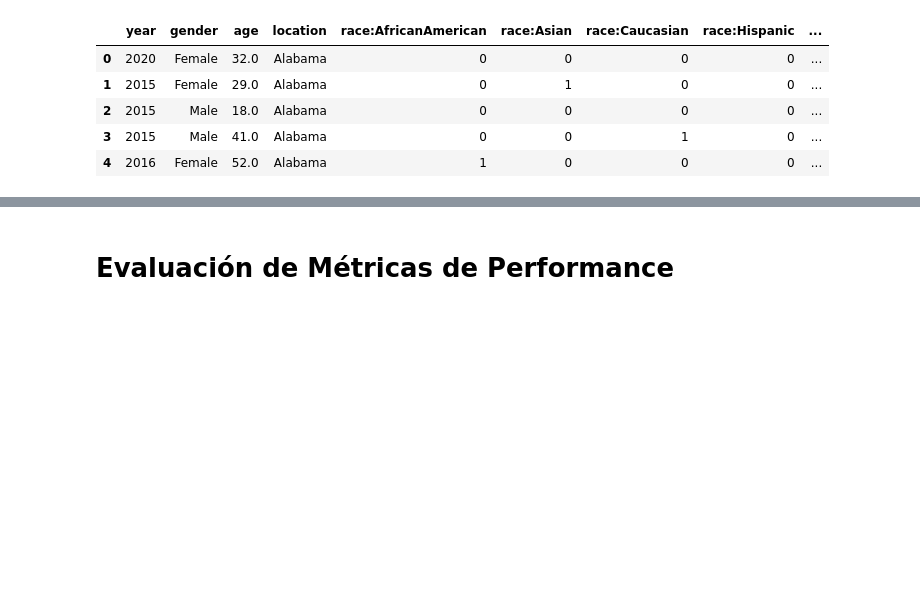
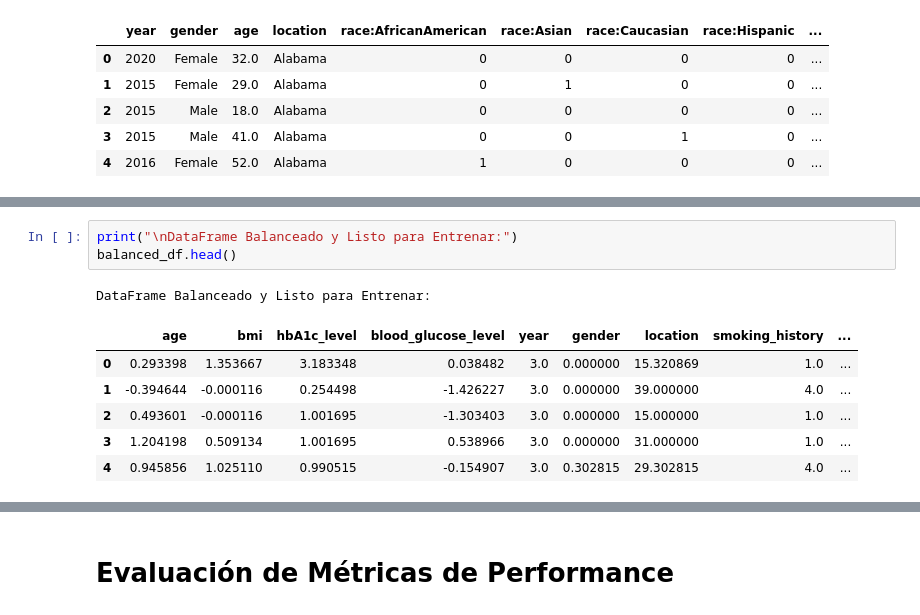
Before and after one commit to tuliorozco/applied-statistics, a Jupyter notebook: docs/c03_proyectoFinal/diabetes_classifier_model.ipynb, the cells around one changed output, grey strips where cells are left out. Drawn from its saved outputs; the diff is of its cells as text; blank space fills up the shorter version.

```diff
--- a/docs/c03_proyectoFinal/diabetes_classifier_model.ipynb
+++ b/docs/c03_proyectoFinal/diabetes_classifier_model.ipynb
@@ -354,0 +320,11 @@ Fitting 5 folds for each of 18 candidates, totalling 90 fits
+# %%
+print("\nDataFrame Balanceado y Listo para Entrenar:")
+balanced_df.head()
+# %% [output]
+DataFrame Balanceado y Listo para Entrenar:
+|  | age | bmi | hbA1c_level | blood_glucose_level | year | gender | location | smoking_history | ... |
+| 0 | 0.293398 | 1.353667 | 3.183348 | 0.038482 | 3.0 | 0.000000 | 15.320869 | 1.0 | ... |
+| 1 | -0.394644 | -0.000116 | 0.254498 | -1.426227 | 3.0 | 0.000000 | 39.000000 | 4.0 | ... |
+| 2 | 0.493601 | -0.000116 | 1.001695 | -1.303403 | 3.0 | 0.000000 | 15.000000 | 1.0 | ... |
+| 3 | 1.204198 | 0.509134 | 1.001695 | 0.538966 | 3.0 | 0.000000 | 31.000000 | 1.0 | ... |
+| 4 | 0.945856 | 1.025110 | 0.990515 | -0.154907 | 3.0 | 0.302815 | 29.302815 | 4.0 | ... |
```
Also changed, not shown: parts of 28 cells of this notebook, 11 other files.
